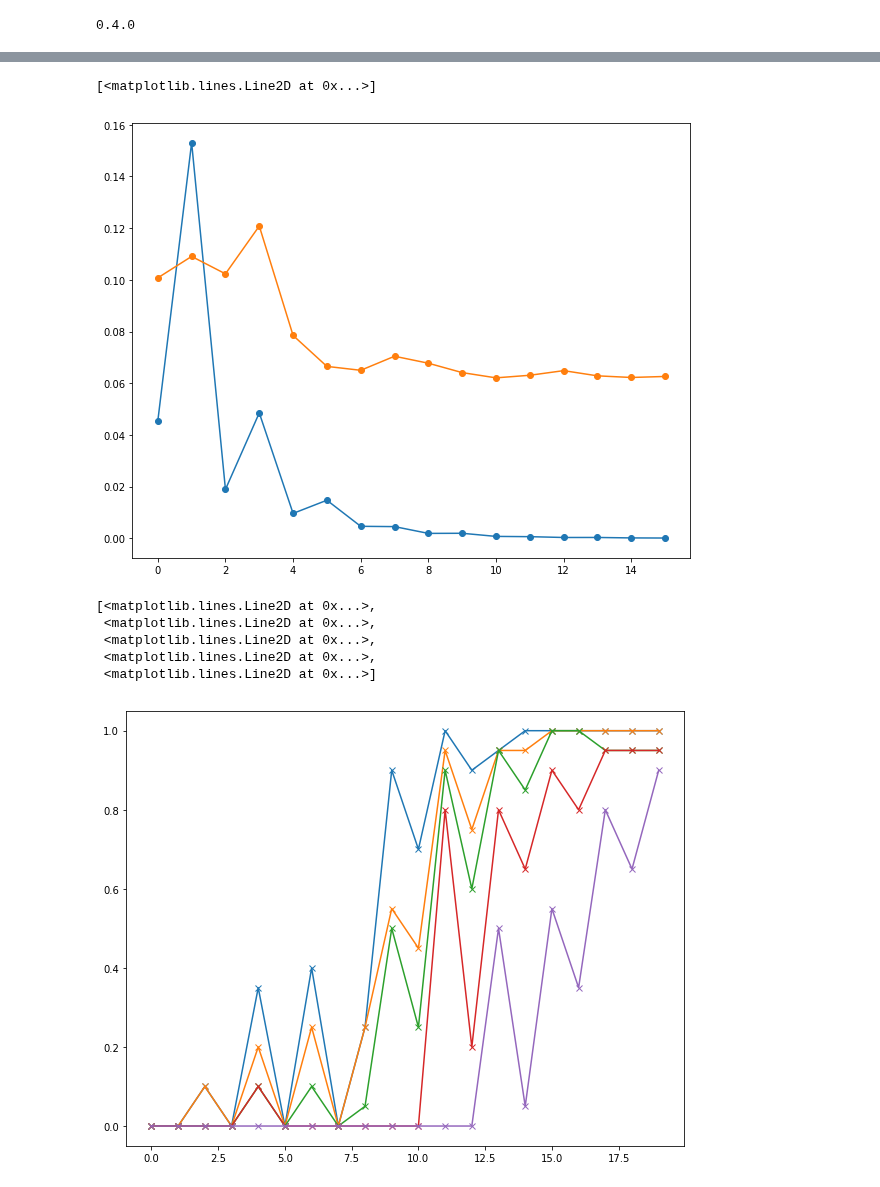
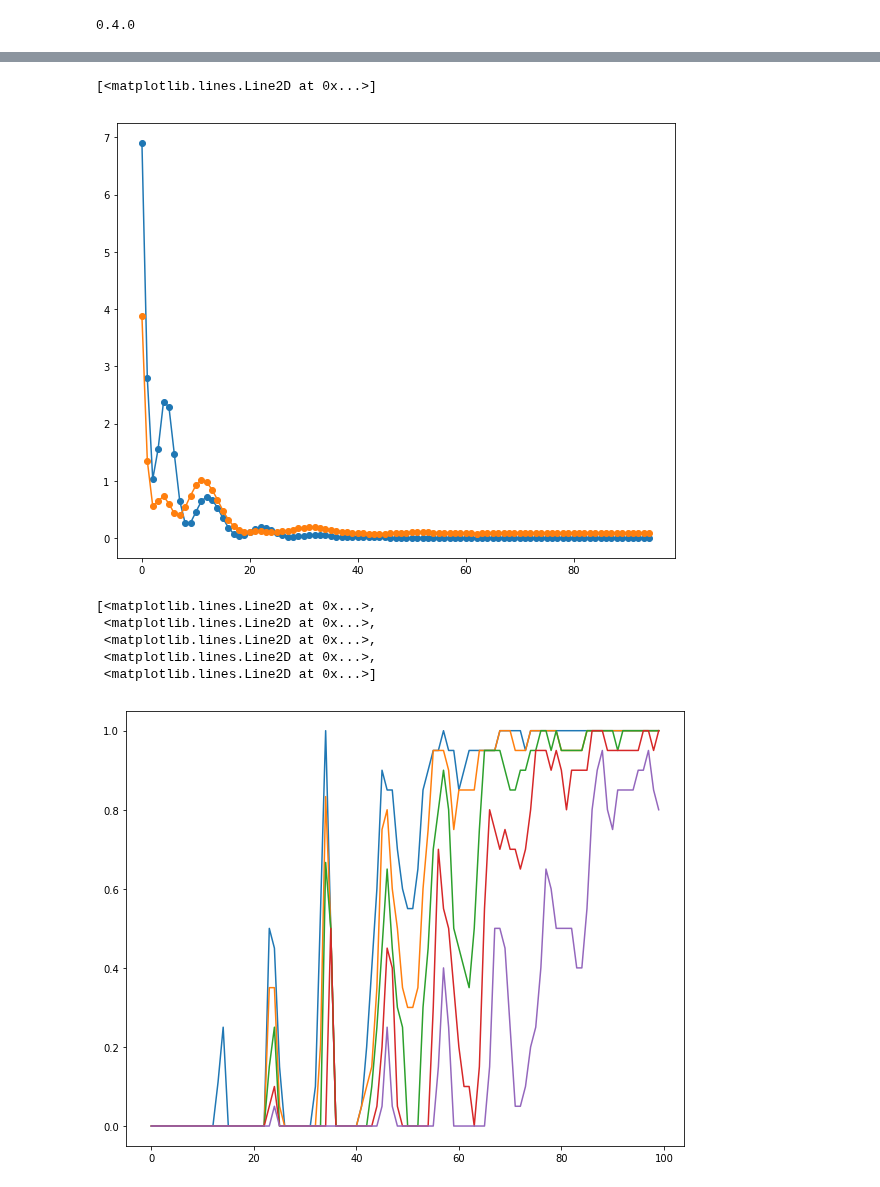
Before and after one commit to jlikhuva/NutritionProject, a Jupyter notebook: Localizer/prototypes.ipynb, the cells around one changed output, grey strips where cells are left out. Cells and saved outputs as stored; diff of their text form; code cells hidden in the pictures.

```diff
--- a/Localizer/prototypes.ipynb
+++ b/Localizer/prototypes.ipynb
@@ -65,7 +65,7 @@ def train_localizer_network():
         lr=2.5e-4, weight_decay=0.0005
     )
     scheduler = torch.optim.lr_scheduler.MultiStepLR(
-        optimizer, [5, 10, 15, 20, 25, 30, 45, 50, 60, 75, 85, 95],
+        optimizer, [7, 14, 21, 28, 35, 42, 49, 56, 63, 70, 77, 84, 91],
         gamma=0.995
     )
     r = train_localizer(
@@ -114,20 +120,20 @@ If you're reading this message in another frontend (for example, a static render
 # %%
-plt.plot(train_losses[4:], '-o')
-plt.plot(dev_losses[4:], '-o')
+plt.plot(train_losses[5:], '-o')
+plt.plot(dev_losses[5:], '-o')
 # %% [output]
 [<matplotlib.lines.Line2D at 0x...>]
-[figure, old version]
+[figure, new version]
 # %%
 # plt.plot(dev_map, '-o')
-plt.plot(train_map, '-x')
+plt.plot(train_map)
 # plt.savefig('goals2.png')
 # %% [output]
 [<matplotlib.lines.Line2D at 0x...>,
  <matplotlib.lines.Line2D at 0x...>,
  <matplotlib.lines.Line2D at 0x...>,
  <matplotlib.lines.Line2D at 0x...>,
  <matplotlib.lines.Line2D at 0x...>]
-[figure, old version]
+[figure, new version]
 # %%
 def calculate_mean_image():
     '''
```
Also changed, not shown: parts of 1 cell of this notebook, 1 other file.
